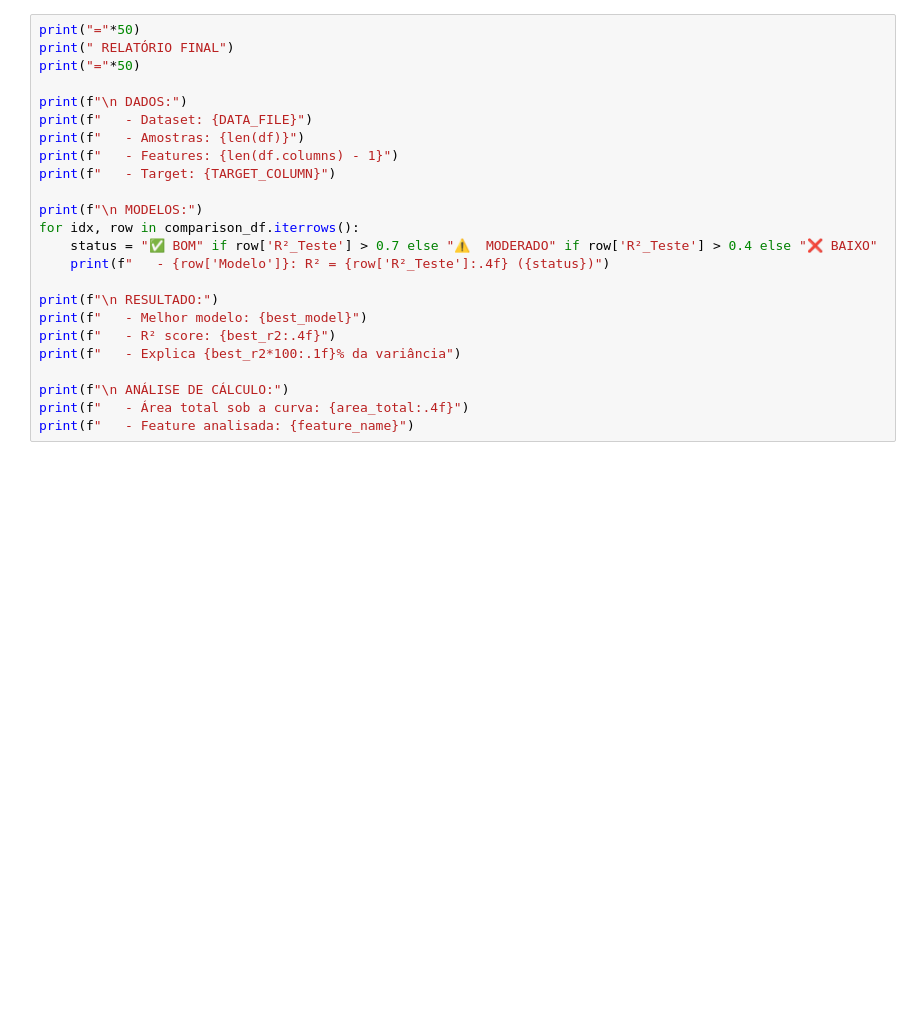
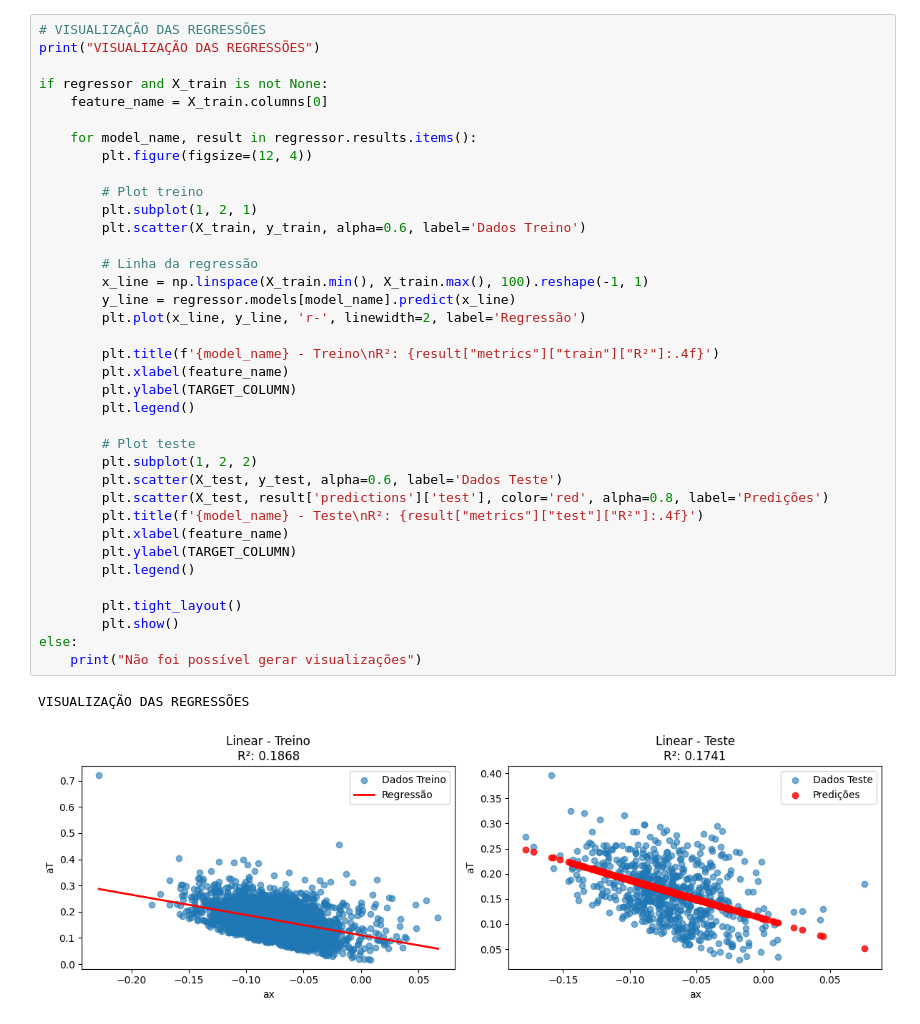
Before and after one commit to yMugrelo/calculus-ml-regression, a Jupyter notebook: notebook/trabalho_calculo.ipynb, the cells around one changed output. Cells and saved outputs as stored; diff of their text form; blank space fills up the shorter version.

```diff
--- a/notebook/trabalho_calculo.ipynb
+++ b/notebook/trabalho_calculo.ipynb
@@ -309,24 +413,40 @@ plt.show()
 # %%
-print("="*50)
-print(" RELATÓRIO FINAL")
-print("="*50)
+# VISUALIZAÇÃO DAS REGRESSÕES
+print("VISUALIZAÇÃO DAS REGRESSÕES")
 
-print(f"\n DADOS:")
-print(f"   - Dataset: {DATA_FILE}")
-print(f"   - Amostras: {len(df)}")
-print(f"   - Features: {len(df.columns) - 1}")
-print(f"   - Target: {TARGET_COLUMN}")
+if regressor and X_train is not None:
+    feature_name = X_train.columns[0]
 
-print(f"\n MODELOS:")
-for idx, row in comparison_df.iterrows():
-    status = "✅ BOM" if row['R²_Teste'] > 0.7 else "⚠️  MODERADO" if row['R²_Teste'] > 0.4 else "❌ BAIXO"
-    print(f"   - {row['Modelo']}: R² = {row['R²_Teste']:.4f} ({status})")
+    for model_name, result in regressor.results.items():
+        plt.figure(figsize=(12, 4))
 
-print(f"\n RESULTADO:")
-print(f"   - Melhor modelo: {best_model}")
-print(f"   - R² score: {best_r2:.4f}")
-print(f"   - Explica {best_r2*100:.1f}% da variância")
+        # Plot treino
+        plt.subplot(1, 2, 1)
+        plt.scatter(X_train, y_train, alpha=0.6, label='Dados Treino')
 
-print(f"\n ANÁLISE DE CÁLCULO:")
-print(f"   - Área total sob a curva: {area_total:.4f}")
-print(f"   - Feature analisada: {feature_name}")
+        # Linha da regressão
+        x_line = np.linspace(X_train.min(), X_train.max(), 100).reshape(-1, 1)
+        y_line = regressor.models[model_name].predict(x_line)
+        plt.plot(x_line, y_line, 'r-', linewidth=2, label='Regressão')
+
+        plt.title(f'{model_name} - Treino\nR²: {result["metrics"]["train"]["R²"]:.4f}')
+        plt.xlabel(feature_name)
+        plt.ylabel(TARGET_COLUMN)
+        plt.legend()
+
+        # Plot teste
+        plt.subplot(1, 2, 2)
+        plt.scatter(X_test, y_test, alpha=0.6, label='Dados Teste')
+        plt.scatter(X_test, result['predictions']['test'], color='red', alpha=0.8, label='Predições')
+        plt.title(f'{model_name} - Teste\nR²: {result["metrics"]["test"]["R²"]:.4f}')
+        plt.xlabel(feature_name)
+        plt.ylabel(TARGET_COLUMN)
+        plt.legend()
+
+        plt.tight_layout()
+        plt.show()
+else:
+    print("Não foi possível gerar visualizações")
+# %% [output]
+VISUALIZAÇÃO DAS REGRESSÕES
+[figure, added]
```
Also changed, not shown: parts of 11 cells of this notebook.
